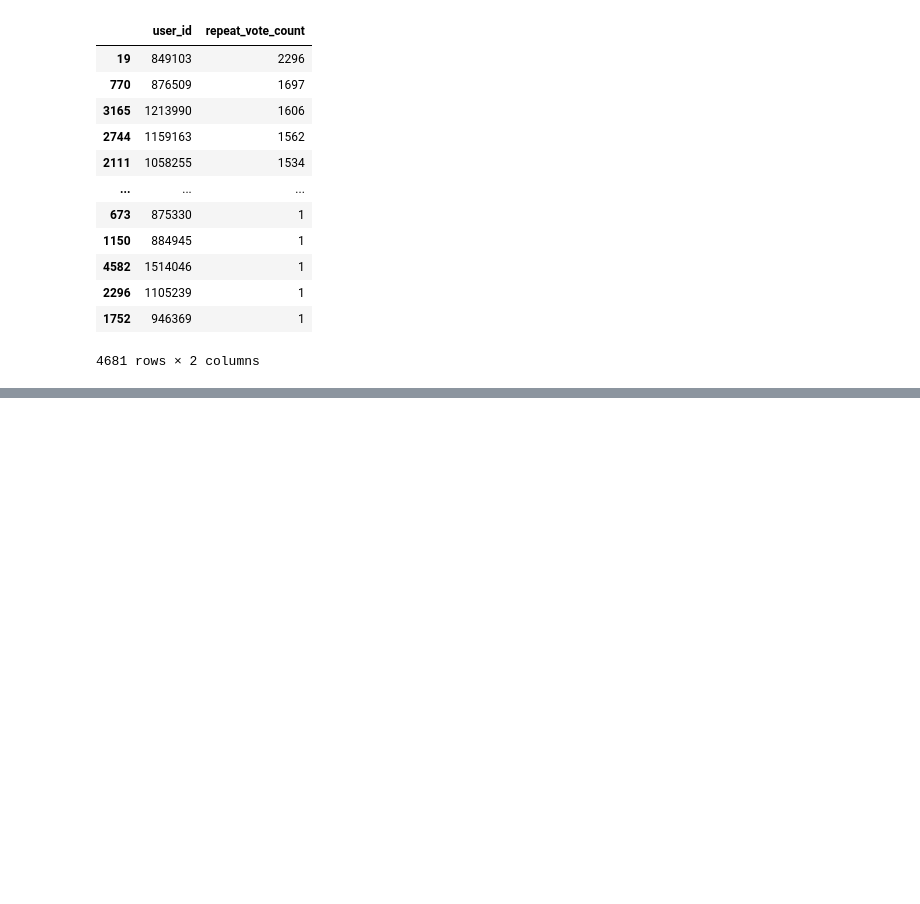
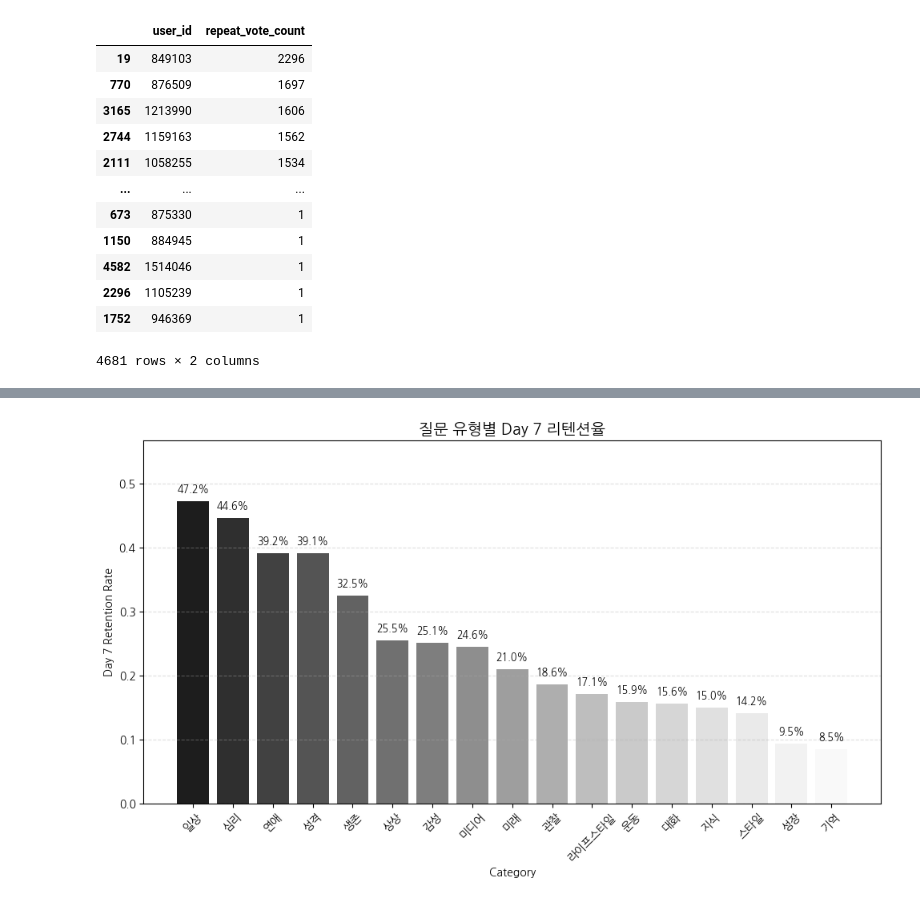
Before and after one commit to saeraniren/advanced_project, a Jupyter notebook: kpi_리텐션.ipynb, the cells around one changed output, grey strips where cells are left out. Saved outputs shown, nothing was run; the diff lists cells and outputs as text; code cells hidden in the pictures; blank space fills up the shorter version.

```diff
--- a/kpi_리텐션.ipynb
+++ b/kpi_리텐션.ipynb
@@ -680,0 +683,6 @@ display(repeat_vote_counts)
+# %%
+# 1. 질문 카테고리 테이블 불러오기
+question_df = pd.read_parquet('gs://final_project_enuyu/data/final_project/votes/polls_question_add_category.parquet')
+
+# 컬럼 확인
+print(question_df.columns)
@@ -680,0 +778,39 @@ display(repeat_vote_counts)
+# %%
+import matplotlib.cm as cm
+import matplotlib.colors as mcolors
+
+# 1. 데이터 준비
+labels = category_retention['category']
+values = category_retention['day7_retention_rate']
+
+# 2. 색상 팔레트: 검정 → 밝은 회색으로 점점 연해짐
+cmap = cm.get_cmap('Greys')  # 'Greys' 컬러맵은 0=흰색 ~ 1=검정이므로 거꾸로 씀
+colors = [cmap(0.9 - i * 0.9 / len(values)) for i in range(len(values))]
+
+# 3. 시각화
+plt.figure(figsize=(10, 6))
+bars = plt.bar(labels, values, color=colors)
+
+# 4. 값 표시 (막대 위에 %로)
+for bar in bars:
+    height = bar.get_height()
+    plt.text(
+        bar.get_x() + bar.get_width() / 2,
+        height + 0.01,
+        f'{height*100:.1f}%',
+        ha='center',
+        va='bottom',
+        fontsize=9
+    )
+
+# 5. 레이아웃 설정
+plt.title('질문 유형별 Day 7 리텐션율', fontsize=14)
+plt.xlabel('Category')
+plt.ylabel('Day 7 Retention Rate')
+plt.xticks(rotation=45)
+plt.ylim(0, max(values)*1.2)
+plt.grid(axis='y', linestyle='--', alpha=0.4)
+plt.tight_layout()
+plt.show()
+# %% [output]
+[figure, added]
```
Also changed, not shown: parts of 30 cells of this notebook.
